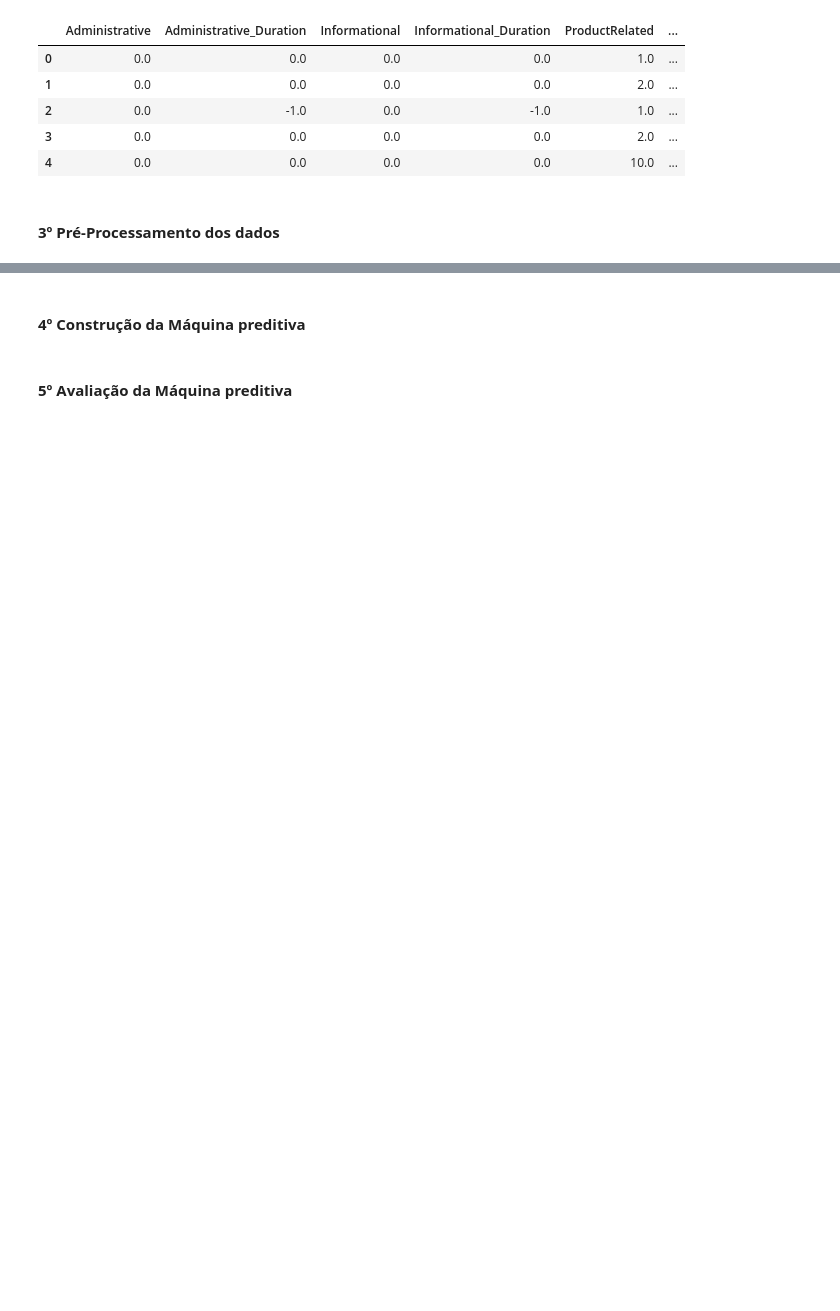
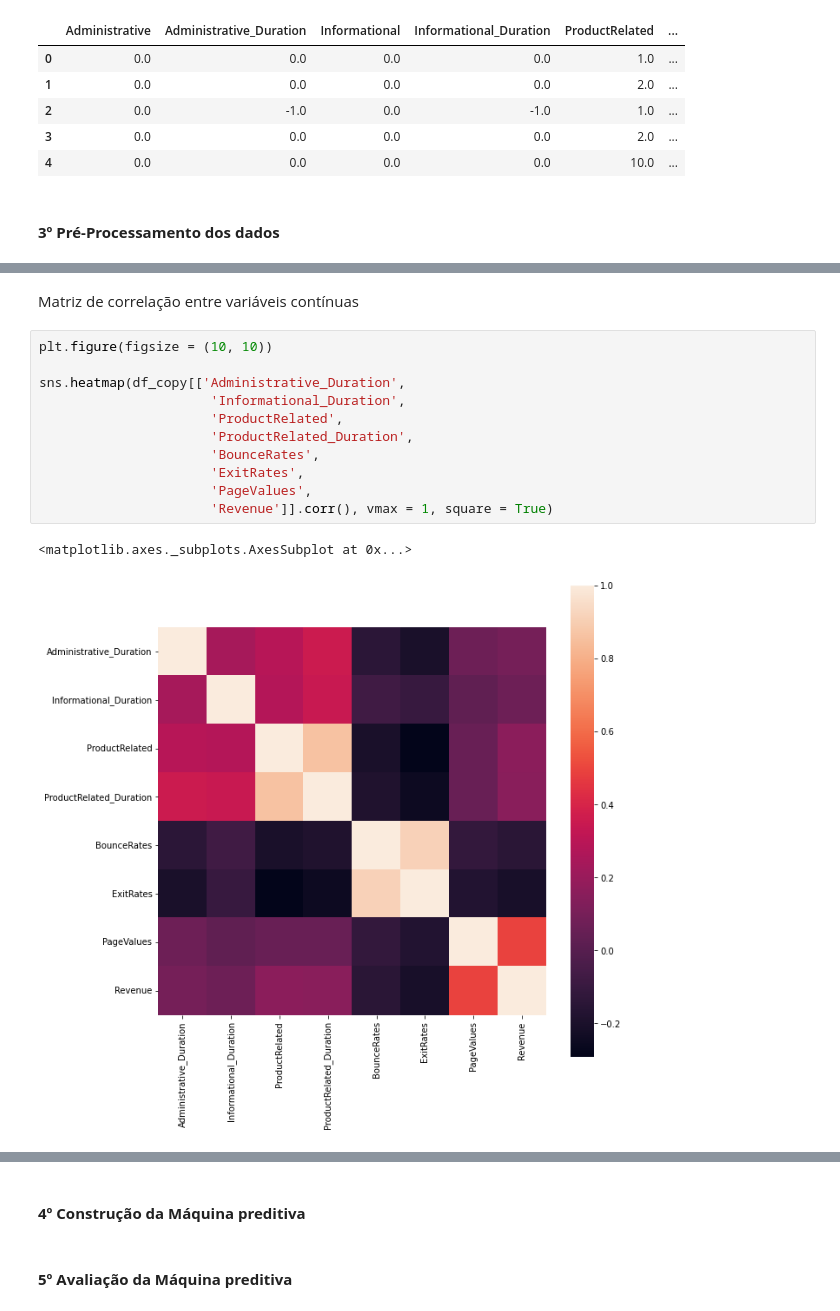
Before and after one commit to clferreira1985/Python, a Jupyter notebook: SVM_estudo_de_caso/SVM_estudo_de_caso.ipynb, the cells around one changed output, grey strips where cells are left out. Cells and saved outputs as stored; diff of their text form; blank space fills up the shorter version.

```diff
--- a/SVM_estudo_de_caso/SVM_estudo_de_caso.ipynb
+++ b/SVM_estudo_de_caso/SVM_estudo_de_caso.ipynb
@@ -42,0 +203,16 @@ df.head()
+# %% [markdown]
+Matriz de correlação entre variáveis contínuas
+# %%
+plt.figure(figsize = (10, 10))
+
+sns.heatmap(df_copy[['Administrative_Duration',
+                      'Informational_Duration',
+                      'ProductRelated',
+                      'ProductRelated_Duration',
+                      'BounceRates',
+                      'ExitRates',
+                      'PageValues',
+                      'Revenue']].corr(), vmax = 1, square = True)
+# %% [output]
+<matplotlib.axes._subplots.AxesSubplot at 0x...>
+[figure, added]
```
Also changed, not shown: parts of 16 cells of this notebook.
